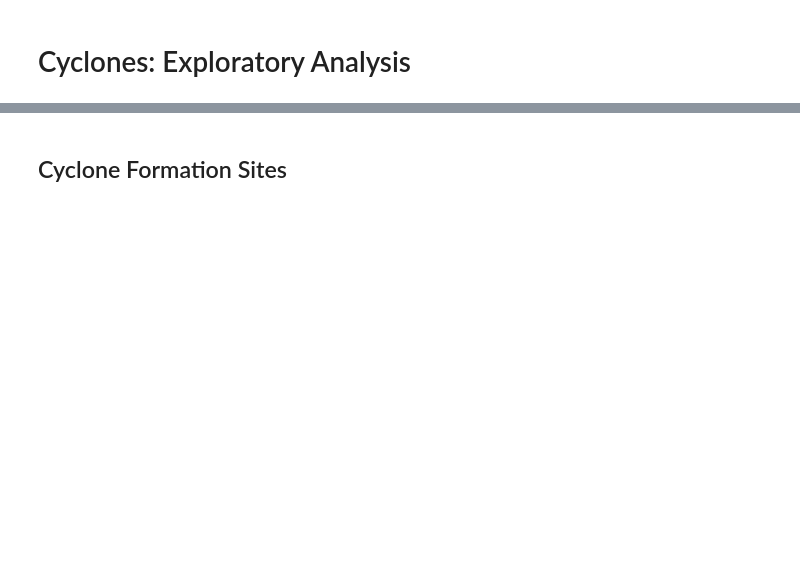
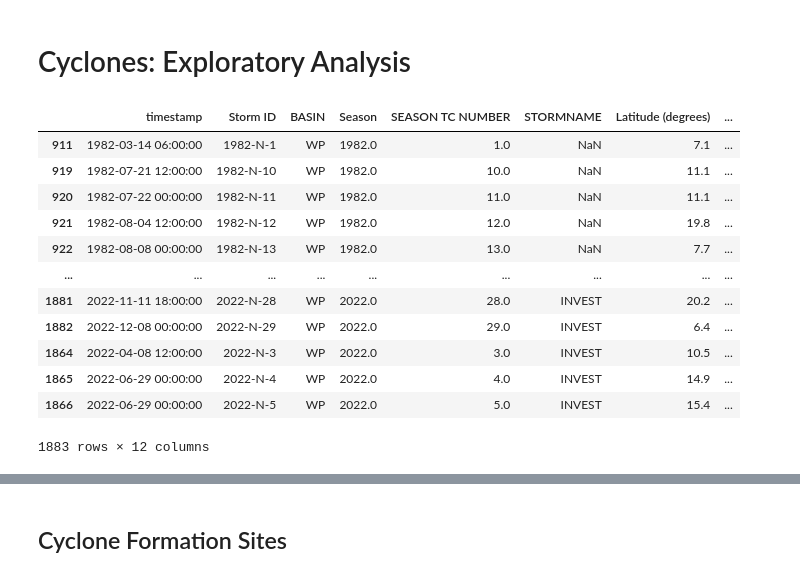
Before and after one commit to sydney-machine-learning/cyclonecategory_GCMs, a Jupyter notebook: Climate Project/albert/notebooks/cyclones.ipynb, the cells around one changed output, grey strips where cells are left out. Cells and saved outputs as stored; diff of their text form; code cells hidden in the pictures; blank space fills up the shorter version.

```diff
--- a/Climate Project/albert/notebooks/cyclones.ipynb
+++ b/Climate Project/albert/notebooks/cyclones.ipynb
@@ -14,7 +14,21 @@ import cartopy.io.shapereader as shpreader
 # %%
 south_df = get_southern_hem_data(one_per_id=True)
 nwp_df = get_NWP_data(one_per_id=True)
 cyclone_df = pd.concat([south_df, nwp_df], ignore_index=True).sort_values(by=['Storm ID', 'timestamp'])
-cyclone_df = cyclone_df.loc[cyclone_df.loc[:, 'Peak VMAX (kt)'] >= 35]
+cyclone_df
+# %% [output]
+|  | timestamp | Storm ID | BASIN | Season | SEASON TC NUMBER | STORMNAME | Latitude (degrees) | ... |
+| 911 | 1982-03-14 06:00:00 | 1982-N-1 | WP | 1982.0 | 1.0 | NaN | 7.1 | ... |
+| 919 | 1982-07-21 12:00:00 | 1982-N-10 | WP | 1982.0 | 10.0 | NaN | 11.1 | ... |
+| 920 | 1982-07-22 00:00:00 | 1982-N-11 | WP | 1982.0 | 11.0 | NaN | 11.1 | ... |
+| 921 | 1982-08-04 12:00:00 | 1982-N-12 | WP | 1982.0 | 12.0 | NaN | 19.8 | ... |
+| 922 | 1982-08-08 00:00:00 | 1982-N-13 | WP | 1982.0 | 13.0 | NaN | 7.7 | ... |
+| ... | ... | ... | ... | ... | ... | ... | ... | ... |
+| 1881 | 2022-11-11 18:00:00 | 2022-N-28 | WP | 2022.0 | 28.0 | INVEST | 20.2 | ... |
+| 1882 | 2022-12-08 00:00:00 | 2022-N-29 | WP | 2022.0 | 29.0 | INVEST | 6.4 | ... |
+| 1864 | 2022-04-08 12:00:00 | 2022-N-3 | WP | 2022.0 | 3.0 | INVEST | 10.5 | ... |
+| 1865 | 2022-06-29 00:00:00 | 2022-N-4 | WP | 2022.0 | 4.0 | INVEST | 14.9 | ... |
+| 1866 | 2022-06-29 00:00:00 | 2022-N-5 | WP | 2022.0 | 5.0 | INVEST | 15.4 | ... |
+1883 rows × 12 columns
 # %%
 fig, ax = plt.subplots(figsize=(8, 6))
```
Also changed, not shown: parts of 6 cells of this notebook, 6 other files.
